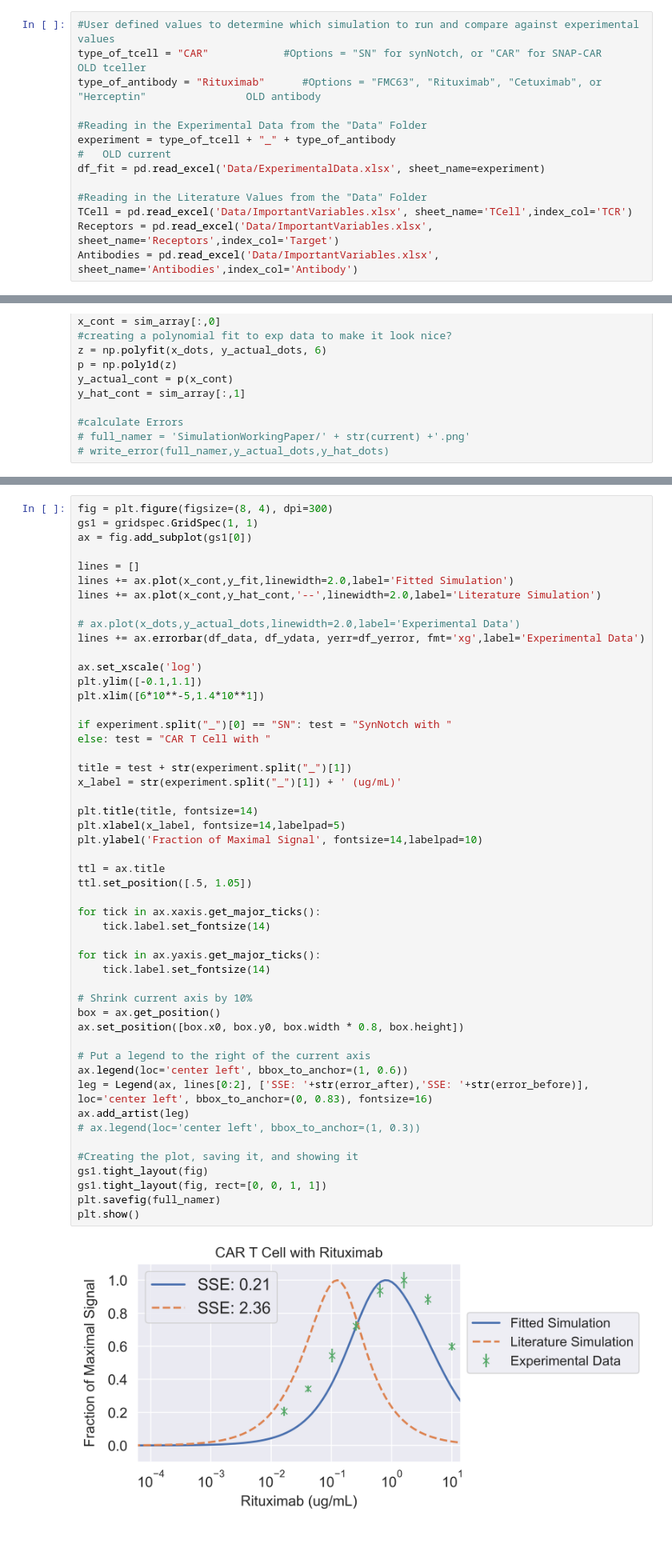
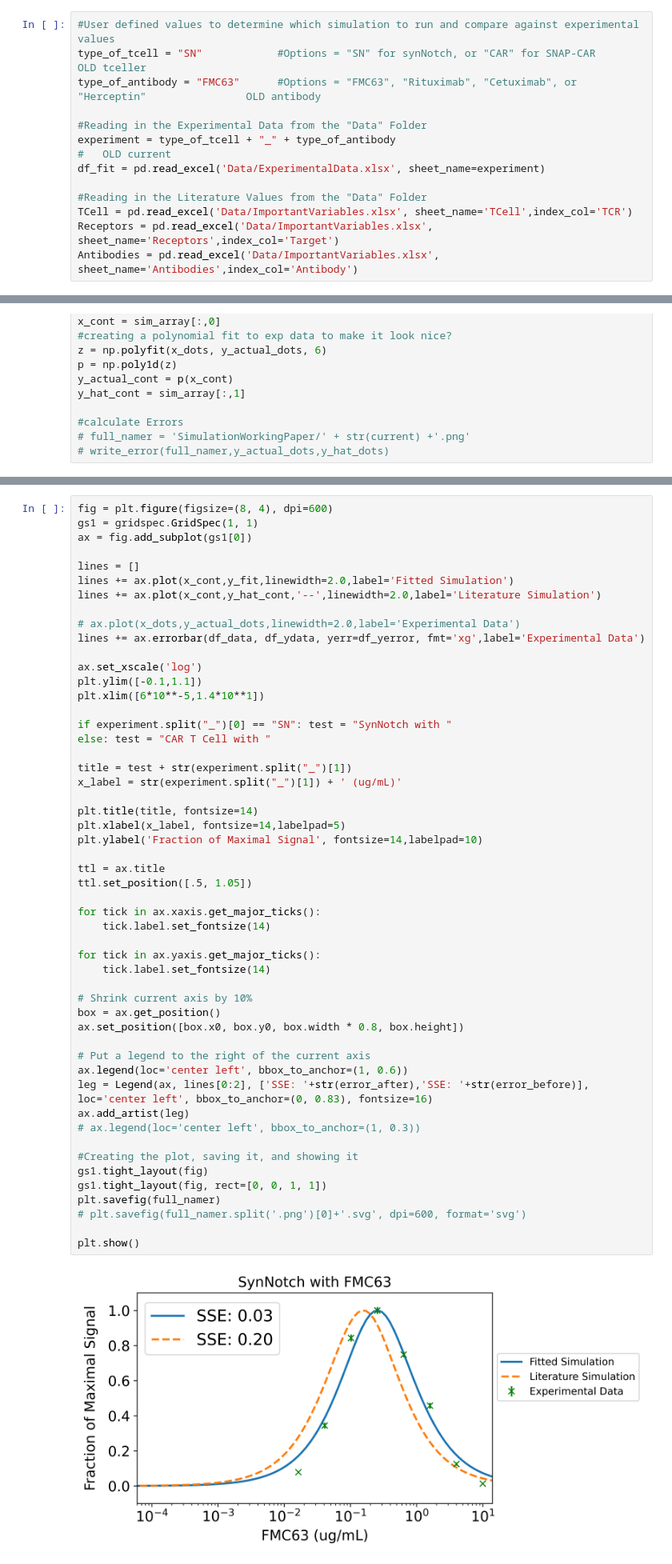
Before and after one commit to pitt-miskov-zivanov-lab/TernaryBody, a Jupyter notebook: TernaryBody.ipynb, the cells around one changed output, grey strips where cells are left out. Shown at 80% size. Cells and saved outputs as stored; diff of their text form; blank space fills up the shorter version.

```diff
--- a/TernaryBody.ipynb
+++ b/TernaryBody.ipynb
@@ -172,8 +172,8 @@ def write_me_up(namer,actual,sim,fit,fitted,error):
 ### Experimental Setup
 # %%
 #User defined values to determine which simulation to run and compare against experimental values
-type_of_tcell = "CAR"            #Options = "SN" for synNotch, or "CAR" for SNAP-CAR                         OLD tceller
-type_of_antibody = "Rituximab"      #Options = "FMC63", "Rituximab", "Cetuximab", or "Herceptin"                OLD antibody
+type_of_tcell = "SN"            #Options = "SN" for synNotch, or "CAR" for SNAP-CAR                         OLD tceller
+type_of_antibody = "FMC63"      #Options = "FMC63", "Rituximab", "Cetuximab", or "Herceptin"                OLD antibody
 
 #Reading in the Experimental Data from the "Data" Folder
 experiment = type_of_tcell + "_" + type_of_antibody                                                      #   OLD current
@@ -339,5 +339,5 @@ ERROR
 # %%
-fig = plt.figure(figsize=(8, 4), dpi=300)
+fig = plt.figure(figsize=(8, 4), dpi=600)
 gs1 = gridspec.GridSpec(1, 1)
 ax = fig.add_subplot(gs1[0])
 
@@ -360,34 +360,36 @@ x_label = str(experiment.split("_")[1]) + ' (ug/mL)'
 
 plt.title(title, fontsize=14)
 plt.xlabel(x_label, fontsize=14,labelpad=5)
 plt.ylabel('Fraction of Maximal Signal', fontsize=14,labelpad=10)
 
 ttl = ax.title
 ttl.set_position([.5, 1.05])
 
 for tick in ax.xaxis.get_major_ticks():
     tick.label.set_fontsize(14)
 
 for tick in ax.yaxis.get_major_ticks():
     tick.label.set_fontsize(14)
 
 # Shrink current axis by 10%
 box = ax.get_position()
 ax.set_position([box.x0, box.y0, box.width * 0.8, box.height])
 
 # Put a legend to the right of the current axis
 ax.legend(loc='center left', bbox_to_anchor=(1, 0.6))
 leg = Legend(ax, lines[0:2], ['SSE: '+str(error_after),'SSE: '+str(error_before)], loc='center left', bbox_to_anchor=(0, 0.83), fontsize=16)
 ax.add_artist(leg)
 # ax.legend(loc='center left', bbox_to_anchor=(1, 0.3))
 
 #Creating the plot, saving it, and showing it
 gs1.tight_layout(fig)
 gs1.tight_layout(fig, rect=[0, 0, 1, 1])
 plt.savefig(full_namer)
+# plt.savefig(full_namer.split('.png')[0]+'.svg', dpi=600, format='svg')
+
 plt.show()
 # %% [output]
-[figure, old version]
+[figure, new version]
 # %%
 # Simulate the model over a range
 N = 30
```
Also changed, not shown: parts of 2 cells of this notebook, 25 other files.
